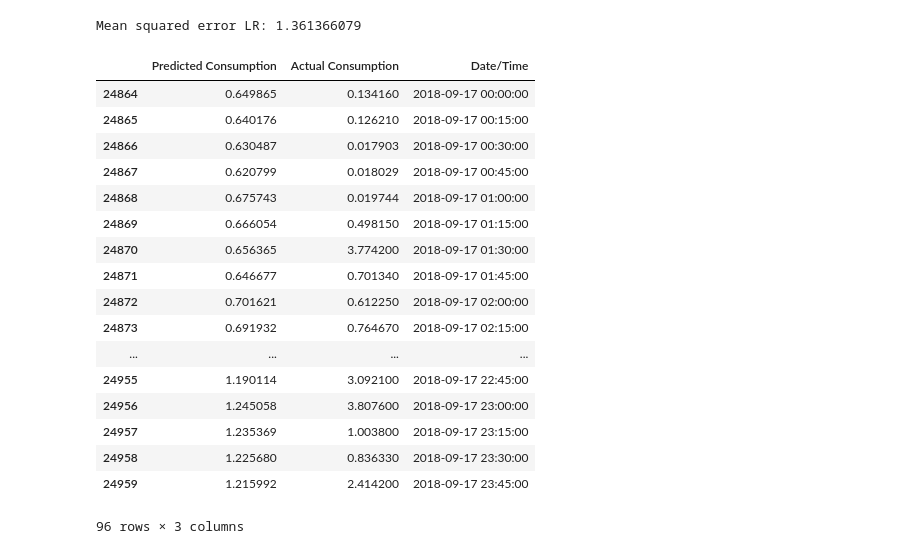
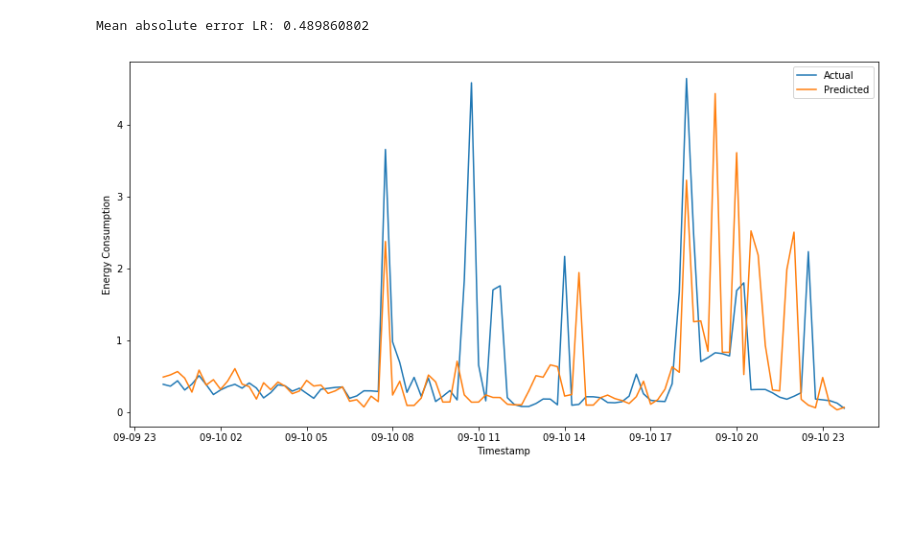
Before and after one commit to vaishrohan1709/Smart_Energy_Forecast_1, a Jupyter notebook: Assignment.ipynb, the cells around one changed output. Cells and saved outputs as stored; diff of their text form; code cells hidden in the pictures; blank space fills up the shorter version.

```diff
--- a/Assignment.ipynb
+++ b/Assignment.ipynb
@@ -34,6 +43,7 @@ Year1/Home2_yr1.csv
 # %%
 for i, row in df.iterrows():
 #handling seasons
+    df.at[i, 'Year'] = row[1].year
     df.at[i, 'Date'] = row[1].day
     df.at[i, 'Month'] = row[1].month
     df.at[i, 'Hour'] = row[1].hour
@@ -90,0 +109,25 @@ y_test = df[['Consumption']][i:96+i]
+# %%
+regr = linear_model.LinearRegression()
+regr.fit(x_train, y_train)
+y_pred_r = regr.predict(x_test)
+#print(y_pred_r)
+print("Mean absolute error LR: %.9f"
+      % mean_absolute_error(y_test,y_pred_r))
+y_pred_r = pd.DataFrame({'Predicted Consumption':y_pred_r[:,0]}, index=y_test.index)
+dur = [dt for dt in
+       datetime_range(datetime(int(year), int(month), int(date), int(hour), int(minute)), datetime(2015, 12 , 31 , 23),
+       timedelta(minutes=15))]
+dur = dur[0:96]
+y_pred_r['Actual Consumption'] = y_test
+y_pred_r['Date/Time'] = dur
+#display(y_pred_r)
+fig_size = plt.rcParams["figure.figsize"]
+fig_size[0] = 14
+fig_size[1] = 7
+plt.rcParams["figure.figsize"] = fig_size
+plt.plot(y_pred_r['Date/Time'], y_pred_r['Actual Consumption'], label="Actual")
+plt.plot(y_pred_r['Date/Time'], y_pred_r['Predicted Consumption'], label="Predicted")
+plt.xlabel('Timestamp')
+plt.ylabel('Energy Consumption')
+plt.legend()
+plt.show()
@@ -91,34 +137,25 @@ y_test = df[['Consumption']][i:96+i]
 # %%
-regr = linear_model.LinearRegression()
+regr = KNeighborsRegressor(n_neighbors=1)
 regr.fit(x_train, y_train)
 y_pred_r = regr.predict(x_test)
-print("Mean squared error LR: %.9f"
-      % mean_squared_error(y_test,y_pred_r))
+#print(y_pred_r)
+print("Mean absolute error LR: %.9f"
+      % mean_absolute_error(y_test,y_pred_r))
 y_pred_r = pd.DataFrame({'Predicted Consumption':y_pred_r[:,0]}, index=y_test.index)
 dur = [dt for dt in
-       datetime_range(datetime(2018, int(month), int(date), int(hour), int(minute)), datetime(2018, 12 , 31 , 23),
+       datetime_range(datetime(int(year), int(month), int(date), int(hour), int(minute)), datetime(2015, 12 , 31 , 23),
        timedelta(minutes=15))]
 dur = dur[0:96]
 y_pred_r['Actual Consumption'] = y_test
 y_pred_r['Date/Time'] = dur
-display(y_pred_r)
+#display(y_pred_r)
+# plot
+plt.plot(y_pred_r['Date/Time'], y_pred_r['Actual Consumption'], label="Actual")
+plt.plot(y_pred_r['Date/Time'], y_pred_r['Predicted Consumption'], label="Predicted")
+plt.xlabel('Timestamp')
+plt.ylabel('Energy Consumption')
+plt.legend()
+plt.show()
 # %% [output]
-Mean squared error LR: 1.361366079
+Mean absolute error LR: 0.489860802
-|  | Predicted Consumption | Actual Consumption | Date/Time |
-| 24864 | 0.649865 | 0.134160 | 2018-09-17 00:00:00 |
-| 24865 | 0.640176 | 0.126210 | 2018-09-17 00:15:00 |
-| 24866 | 0.630487 | 0.017903 | 2018-09-17 00:30:00 |
-| 24867 | 0.620799 | 0.018029 | 2018-09-17 00:45:00 |
-| 24868 | 0.675743 | 0.019744 | 2018-09-17 01:00:00 |
-| 24869 | 0.666054 | 0.498150 | 2018-09-17 01:15:00 |
-| 24870 | 0.656365 | 3.774200 | 2018-09-17 01:30:00 |
-| 24871 | 0.646677 | 0.701340 | 2018-09-17 01:45:00 |
-| 24872 | 0.701621 | 0.612250 | 2018-09-17 02:00:00 |
-| 24873 | 0.691932 | 0.764670 | 2018-09-17 02:15:00 |
-| ... | ... | ... | ... |
-| 24955 | 1.190114 | 3.092100 | 2018-09-17 22:45:00 |
-| 24956 | 1.245058 | 3.807600 | 2018-09-17 23:00:00 |
-| 24957 | 1.235369 | 1.003800 | 2018-09-17 23:15:00 |
-| 24958 | 1.225680 | 0.836330 | 2018-09-17 23:30:00 |
-| 24959 | 1.215992 | 2.414200 | 2018-09-17 23:45:00 |
-96 rows × 3 columns
+[figure, added]
```
Also changed, not shown: parts of 19 cells of this notebook, 3 other files.
